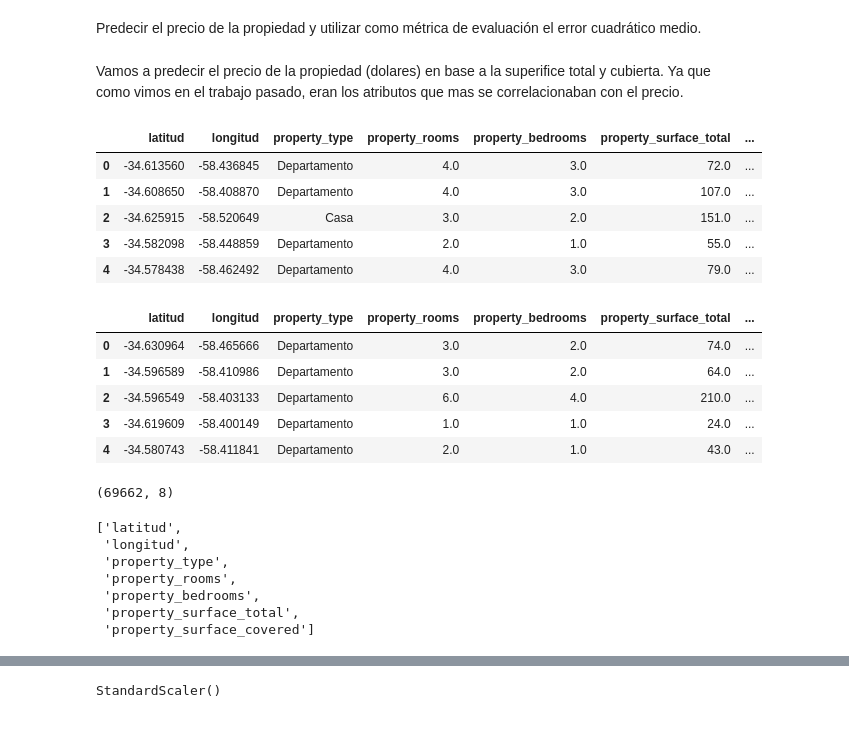
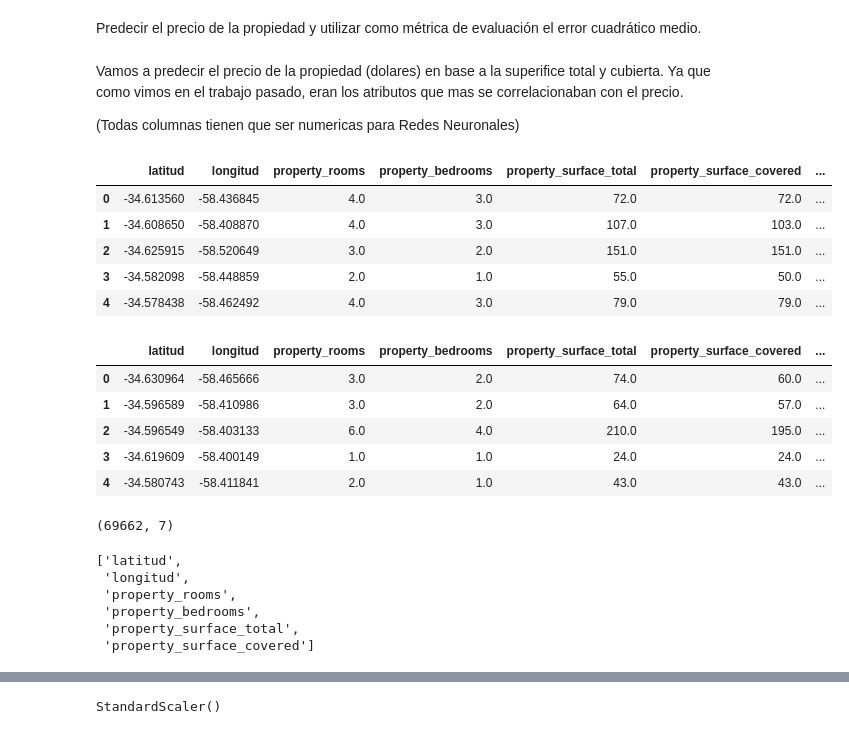
Before and after one commit to Naza26/7506R_TP2_GRUPO01_ENTREGA, a Jupyter notebook: 7506R_TP2_GRUPO01_ENTREGA.ipynb, the cells around one changed output, grey strips where cells are left out. Cells and saved outputs as stored; diff of their text form; code cells hidden in the pictures.

```diff
--- a/7506R_TP2_GRUPO01_ENTREGA.ipynb
+++ b/7506R_TP2_GRUPO01_ENTREGA.ipynb
@@ -61,4 +61,6 @@ test_ds
 Predecir el precio de la propiedad y utilizar como métrica de evaluación el error cuadrático medio.
 # %% [markdown]
 Vamos a predecir el precio de la propiedad (dolares) en base a la superifice total y cubierta. Ya que como vimos en el trabajo pasado, eran los atributos que mas se correlacionaban con el precio.
+
+(Todas columnas tienen que ser numericas para Redes Neuronales)
 # %%
@@ -76,29 +87,29 @@ def plot_regression(modelo,x,y,title="",xlabel="x",ylabel="y"):
 # %%
 ## Train
-ds_trabajo_train = train_ds.drop(['place_l3', 'property_title'], axis=1)
+ds_trabajo_train = train_ds.drop(['place_l3', 'property_title', 'property_type'], axis=1)
 ds_trabajo_train.head()
 # %% [output]
-|  | latitud | longitud | property_type | property_rooms | property_bedrooms | property_surface_total | ... |
-| 0 | -34.613560 | -58.436845 | Departamento | 4.0 | 3.0 | 72.0 | ... |
-| 1 | -34.608650 | -58.408870 | Departamento | 4.0 | 3.0 | 107.0 | ... |
-| 2 | -34.625915 | -58.520649 | Casa | 3.0 | 2.0 | 151.0 | ... |
-| 3 | -34.582098 | -58.448859 | Departamento | 2.0 | 1.0 | 55.0 | ... |
-| 4 | -34.578438 | -58.462492 | Departamento | 4.0 | 3.0 | 79.0 | ... |
+|  | latitud | longitud | property_rooms | property_bedrooms | property_surface_total | property_surface_covered | ... |
+| 0 | -34.613560 | -58.436845 | 4.0 | 3.0 | 72.0 | 72.0 | ... |
+| 1 | -34.608650 | -58.408870 | 4.0 | 3.0 | 107.0 | 103.0 | ... |
+| 2 | -34.625915 | -58.520649 | 3.0 | 2.0 | 151.0 | 151.0 | ... |
+| 3 | -34.582098 | -58.448859 | 2.0 | 1.0 | 55.0 | 50.0 | ... |
+| 4 | -34.578438 | -58.462492 | 4.0 | 3.0 | 79.0 | 79.0 | ... |
 # %%
 ## Test
-ds_trabajo_test = test_ds.drop(['place_l3', 'property_title'], axis=1)
+ds_trabajo_test = test_ds.drop(['place_l3', 'property_title', 'property_type'], axis=1)
 ds_trabajo_test.head()
 # %% [output]
-|  | latitud | longitud | property_type | property_rooms | property_bedrooms | property_surface_total | ... |
-| 0 | -34.630964 | -58.465666 | Departamento | 3.0 | 2.0 | 74.0 | ... |
-| 1 | -34.596589 | -58.410986 | Departamento | 3.0 | 2.0 | 64.0 | ... |
-| 2 | -34.596549 | -58.403133 | Departamento | 6.0 | 4.0 | 210.0 | ... |
-| 3 | -34.619609 | -58.400149 | Departamento | 1.0 | 1.0 | 24.0 | ... |
-| 4 | -34.580743 | -58.411841 | Departamento | 2.0 | 1.0 | 43.0 | ... |
+|  | latitud | longitud | property_rooms | property_bedrooms | property_surface_total | property_surface_covered | ... |
+| 0 | -34.630964 | -58.465666 | 3.0 | 2.0 | 74.0 | 60.0 | ... |
+| 1 | -34.596589 | -58.410986 | 3.0 | 2.0 | 64.0 | 57.0 | ... |
+| 2 | -34.596549 | -58.403133 | 6.0 | 4.0 | 210.0 | 195.0 | ... |
+| 3 | -34.619609 | -58.400149 | 1.0 | 1.0 | 24.0 | 24.0 | ... |
+| 4 | -34.580743 | -58.411841 | 2.0 | 1.0 | 43.0 | 43.0 | ... |
 # %%
 ds_trabajo_train.shape
 # %% [output]
-(69662, 8)
+(69662, 7)
 # %%
 ## Train
 
@@ -108,7 +119,6 @@ columnas_predictoras
 # %% [output]
 ['latitud',
  'longitud',
- 'property_type',
  'property_rooms',
  'property_bedrooms',
  'property_surface_total',
```
Also changed, not shown: parts of 36 cells of this notebook.
